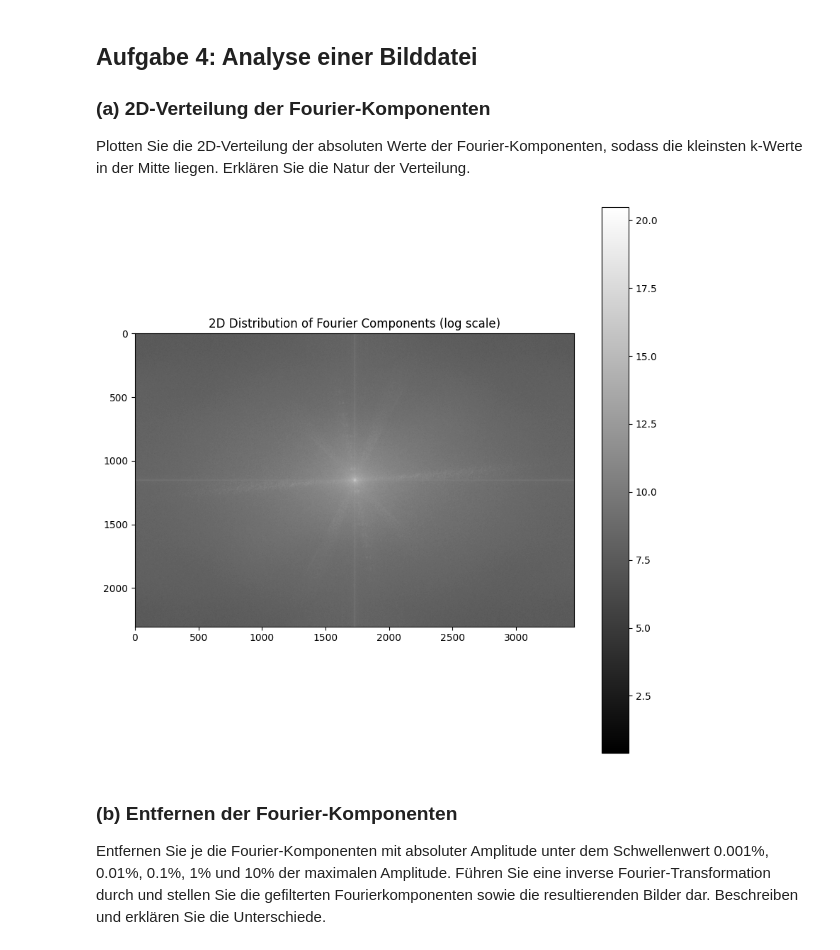
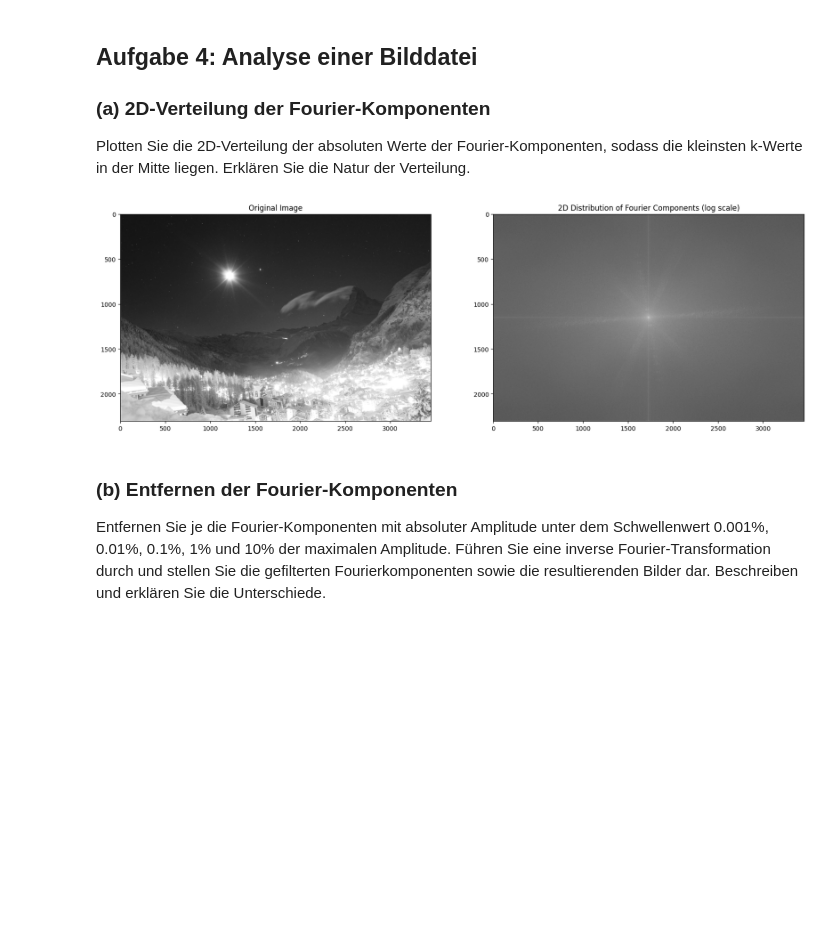
Before and after one commit to infamousperi/FourierTransformation, a Jupyter notebook: MC2.ipynb, the cells around one changed output. Drawn from its saved outputs; the diff is of its cells as text; code cells hidden in the pictures; blank space fills up the shorter version.

Commit message:
improved visualisations in task 4

```diff
--- a/MC2.ipynb
+++ b/MC2.ipynb
@@ -262,9 +262,9 @@ image_path = 'Data/img.jpg'
 original_image = FA_image.load_image(image_path)
 # %%
 fft_img_shifted, magnitude_spectrum = FA_image.perform_fft(original_image)
-FA_image.plot_magnitude_spectrum(magnitude_spectrum, '2D Distribution of Fourier Components (log scale)')
+FA_image.plot_magnitude_spectrum(original_image, magnitude_spectrum, '2D Distribution of Fourier Components (log scale)')
 # %% [output]
-[figure, old version]
+[figure, new version]
 # %% [markdown]
 ### (b) Entfernen der Fourier-Komponenten
 Entfernen Sie je die Fourier-Komponenten mit absoluter Amplitude unter dem Schwellenwert 0.001%, 0.01%, 0.1%, 1% und 10% der maximalen Amplitude. Führen Sie eine inverse Fourier-Transformation durch und stellen Sie die gefilterten Fourierkomponenten sowie die resultierenden Bilder dar. Beschreiben und erklären Sie die Unterschiede.
```
Also changed, not shown: parts of 1 cell of this notebook, 1 other file.
